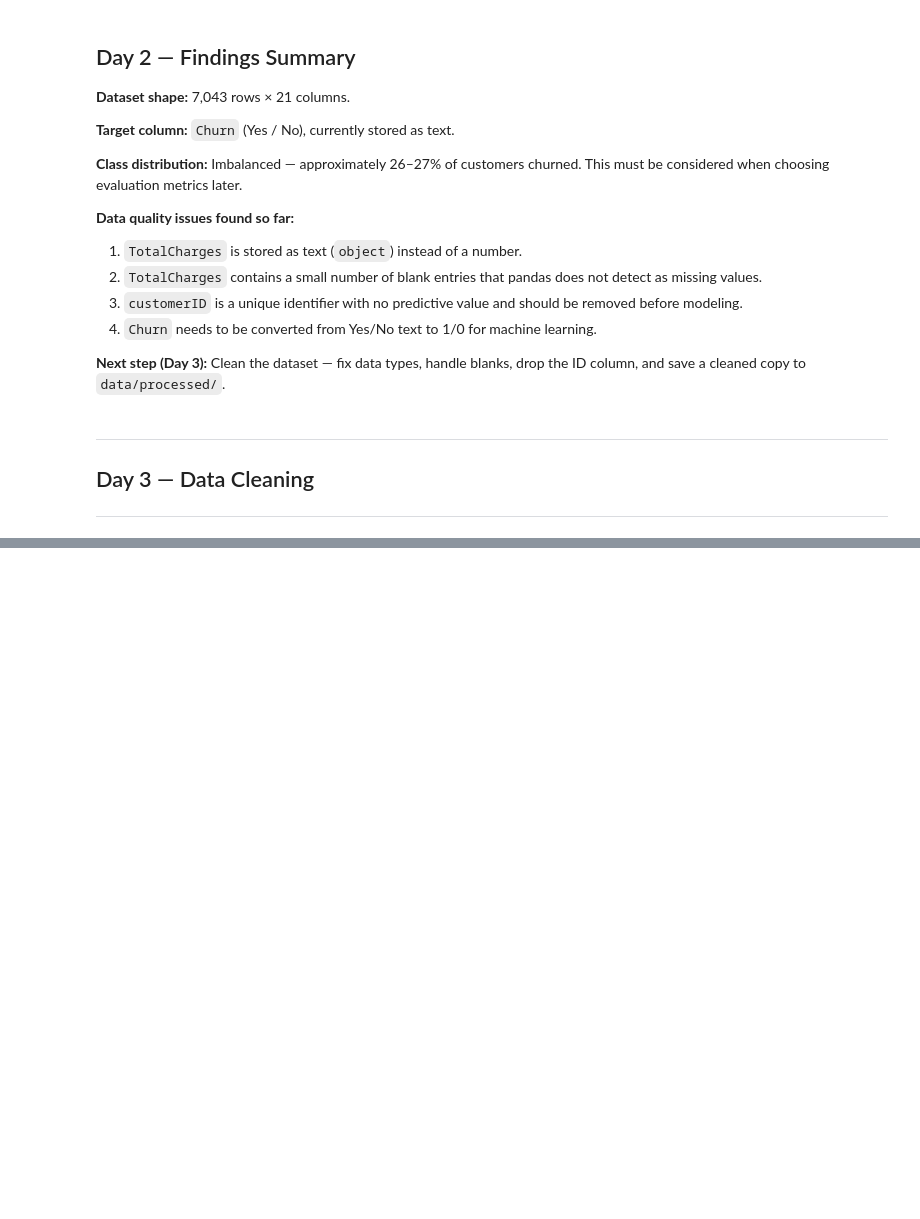
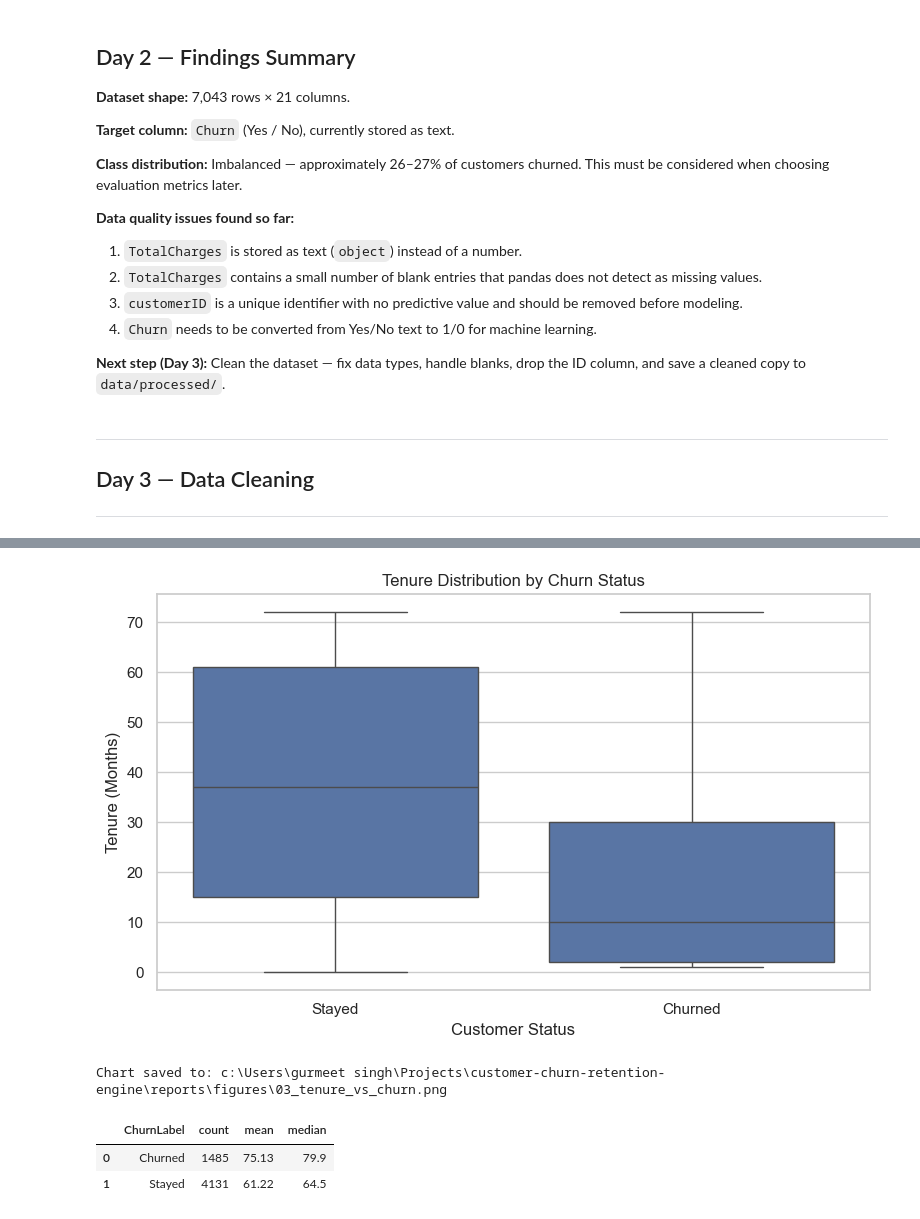
Before and after one commit to simranjitkaur-codes/customer-churn-retention-engine, a Jupyter notebook: notebooks/01_data_inspection.ipynb, the cells around one changed output, grey strips where cells are left out. Cells and saved outputs as stored; diff of their text form; code cells hidden in the pictures; blank space fills up the shorter version.

```diff
--- a/notebooks/01_data_inspection.ipynb
+++ b/notebooks/01_data_inspection.ipynb
@@ -226,0 +484,43 @@ print("Churn dtype in saved file:", df_check["Churn"].dtype)
+# %%
+plt.figure(figsize=(8, 5))
+
+sns.boxplot(
+    data=eda_df,
+    x="ChurnLabel",
+    y="tenure",
+    order=["Stayed", "Churned"]
+)
+
+plt.title("Tenure Distribution by Churn Status")
+plt.xlabel("Customer Status")
+plt.ylabel("Tenure (Months)")
+plt.tight_layout()
+
+chart_path = FIGURES_DIR / "03_tenure_vs_churn.png"
+plt.savefig(chart_path, dpi=300, bbox_inches="tight")
+plt.show()
+
+print("Chart saved to:", chart_path)
+# %% [output]
+[figure, added]
+Chart saved to: c:\Users\gurmeet singh\Projects\customer-churn-retention-engine\reports\figures\03_tenure_vs_churn.png
+# %%
+monthly_charges_summary = (
+    eda_df.groupby("ChurnLabel")["MonthlyCharges"]
+    .agg(["count", "mean", "median"])
+    .reset_index()
+)
+
+monthly_charges_summary["mean"] = (
+    monthly_charges_summary["mean"].round(2)
+)
+
+monthly_charges_summary["median"] = (
+    monthly_charges_summary["median"].round(2)
+)
+
+monthly_charges_summary
+# %% [output]
+|  | ChurnLabel | count | mean | median |
+| 0 | Churned | 1485 | 75.13 | 79.9 |
+| 1 | Stayed | 4131 | 61.22 | 64.5 |
```
Also changed, not shown: parts of 20 cells of this notebook, 11 other files.
